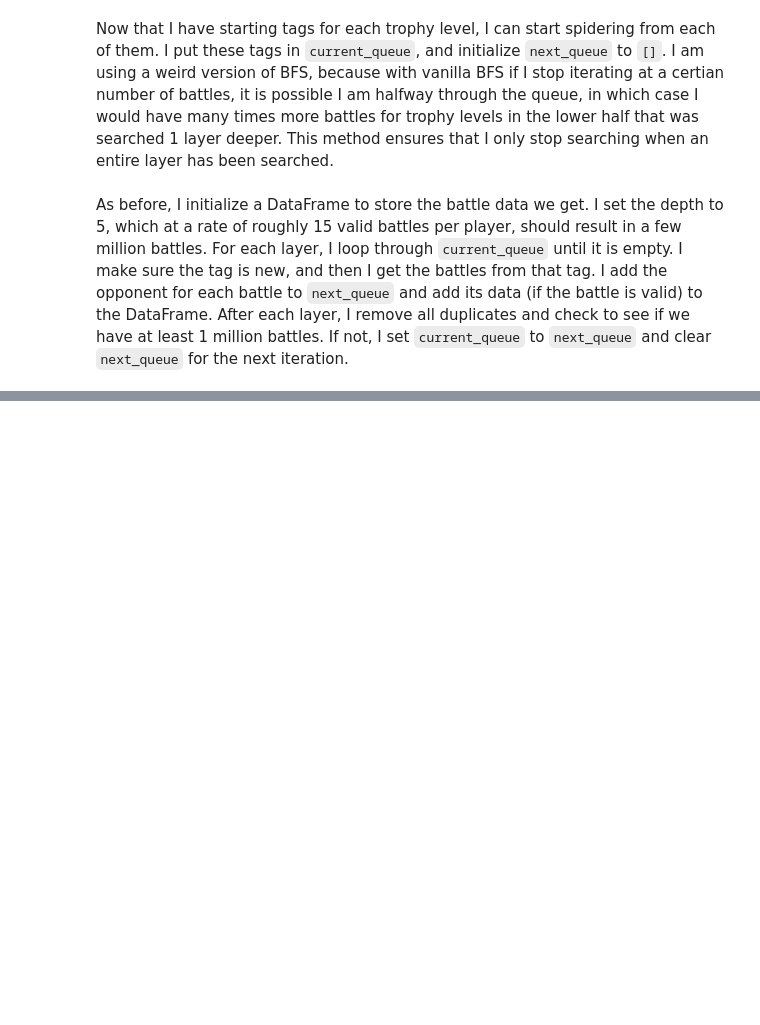
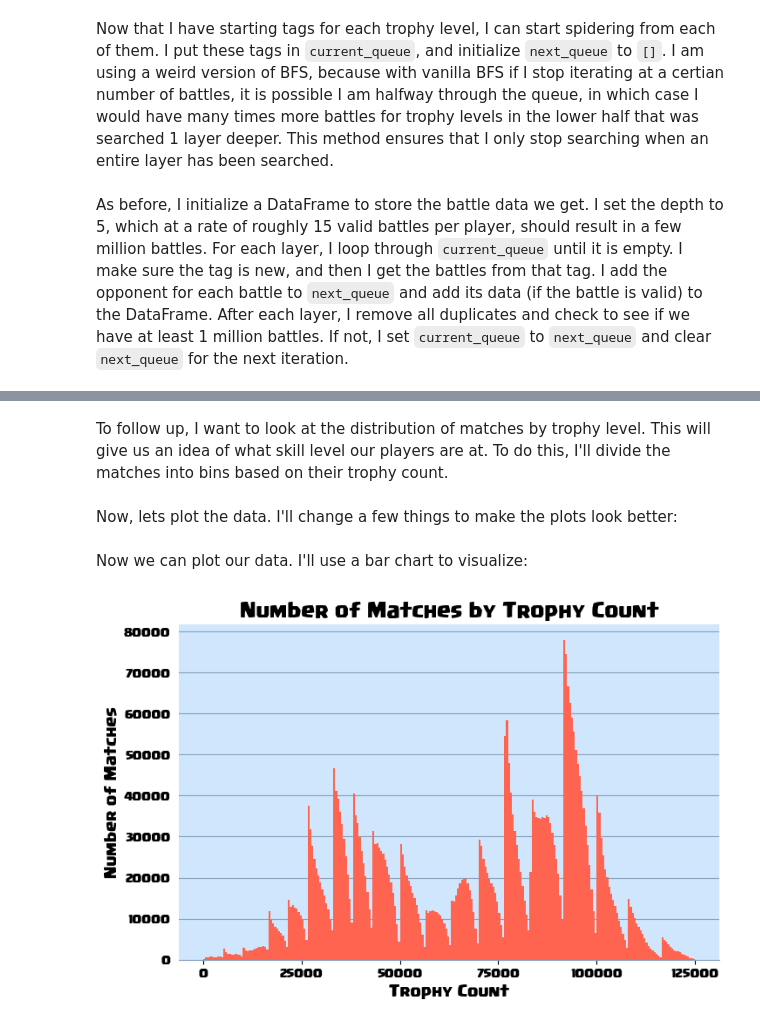
Before and after one commit to SpencerLutz/CMSC320-Final, a Jupyter notebook: index.ipynb, the cells around one changed output, grey strips where cells are left out. Saved outputs shown, nothing was run; the diff lists cells and outputs as text; code cells hidden in the pictures; blank space fills up the shorter version.

```diff
--- a/index.ipynb
+++ b/index.ipynb
@@ -224,0 +234,3 @@ for _ in range(depth): # Loop through each layer
+# %%
+# TODO: REMOVE THIS
+battles = pd.read_csv('battles_big.csv').drop(labels=['Unnamed: 0'], axis=1)
@@ -224,0 +275,2 @@ for _ in range(depth): # Loop through each layer
+# %% [markdown]
+To follow up, I want to look at the distribution of matches by trophy level. This will give us an idea of what skill level our players are at. To do this, I'll divide the matches into bins based on their trophy count.
@@ -224,0 +283,46 @@ for _ in range(depth): # Loop through each layer
+# %% [markdown]
+Now, lets plot the data. I'll change a few things to make the plots look better:
+# %%
+# Use the Clash Royale font
+for font in font_manager.findSystemFonts(['images']):
+    font_manager.fontManager.addfont(font)
+plt.rcParams["font.family"] = "Supercell-Magic"
+
+# Customize font sizes
+plt.rc('font', size=8)
+plt.rc('axes', labelsize=10)
+plt.rc('axes', titlesize=13)
+plt.rc('xtick', labelsize=8)
+plt.rc('ytick', labelsize=8)
+plt.rc('legend', fontsize=8)
+plt.rc('figure', titlesize=13)
+# %%
+# Function to format axes by removing the borders and setting the background color
+def format_ax(ax):
+    ax.spines['top'].set_visible(False)
+    ax.spines['right'].set_visible(False)
+    ax.spines['left'].set_visible(False)
+    ax.spines['bottom'].set_color(LINE_COLOR)
+    ax.tick_params(left=False)
+    ax.set_facecolor(BG_COLOR)
+# %% [markdown]
+Now we can plot our data. I'll use a bar chart to visualize:
+# %%
+fig, ax = plt.subplots(figsize=(8,5)) # Create axes
+format_ax(ax) # Format
+ax.set_axisbelow(True) # Move axes to the back
+ax.yaxis.grid(True, color=LINE_COLOR) # Include y lines
+ax.xaxis.grid(False) # Exclude x lines
+# Format the x axis by multiplying by bin size
+formatter = tkr.FuncFormatter(lambda x, _: '{:.0f}'.format(x * bin_size))
+
+# Create bars
+ax.bar(range(len(intervals_30)-1), match_counts, width=1, align='edge', color=BAR_COLOR_1)
+ax.set_xlabel('Trophy Count')
+ax.set_ylabel('Number of Matches')
+ax.set_title('Number of Matches by Trophy Count')
+ax.xaxis.set_major_formatter(formatter) # Format x axis
+
+plt.plot(); # Plot the data
+# %% [output]
+[figure, added]
```
Also changed, not shown: parts of 43 cells of this notebook, 3 other files.
